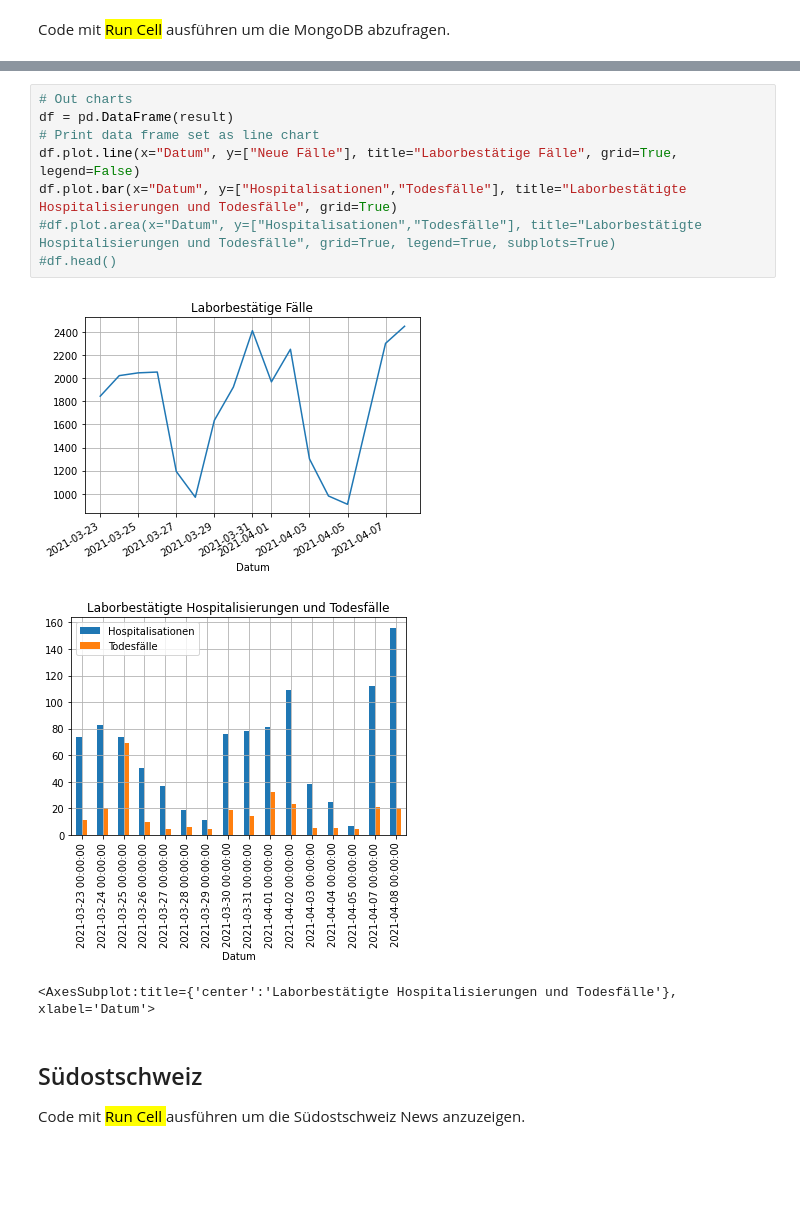
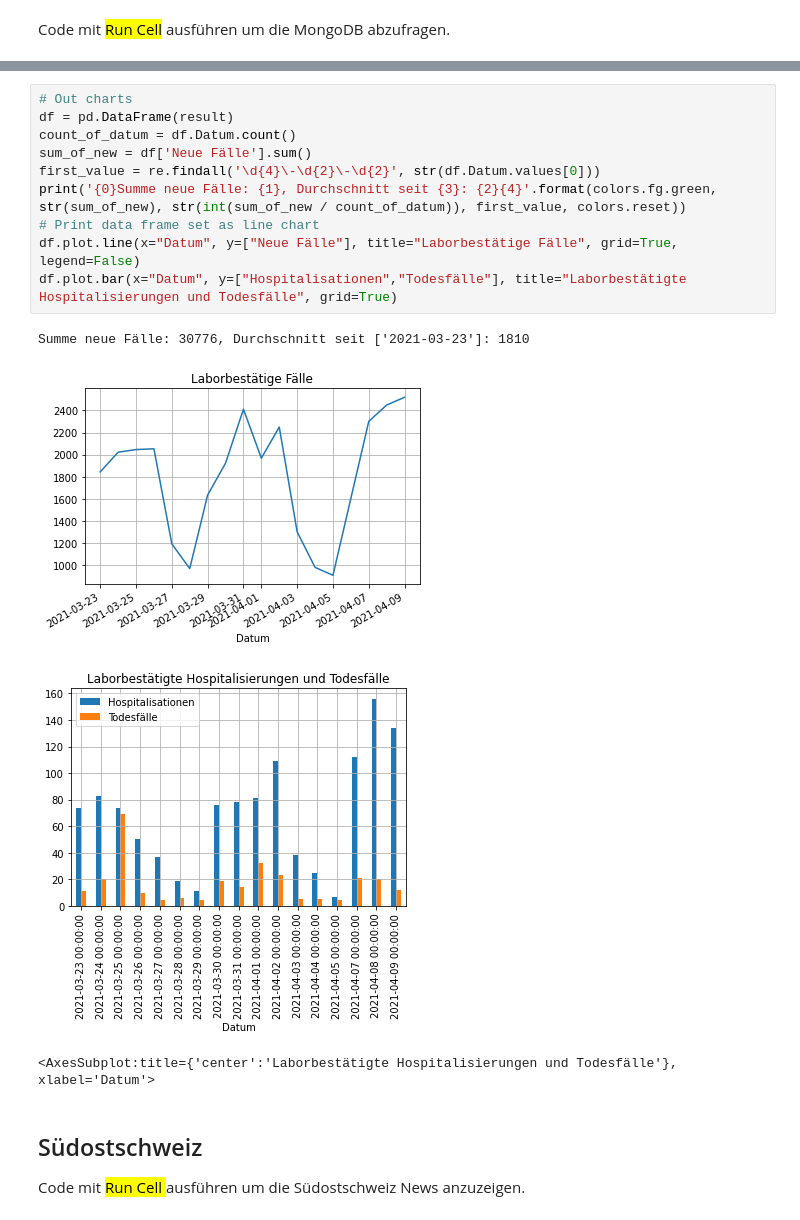
Before and after one commit to tinuwalther/Jupyter-Notebooks, a Jupyter notebook: python/News-Reader.ipynb, the cells around one changed output, grey strips where cells are left out. Saved outputs shown, nothing was run; the diff lists cells and outputs as text; blank space fills up the shorter version.

```diff
--- a/python/News-Reader.ipynb
+++ b/python/News-Reader.ipynb
@@ -338,15 +320,18 @@ df.tail(7)
 # %%
 # Out charts
 df = pd.DataFrame(result)
+count_of_datum = df.Datum.count()
+sum_of_new = df['Neue Fälle'].sum()
+first_value = re.findall('\d{4}\-\d{2}\-\d{2}', str(df.Datum.values[0]))
+print('{0}Summe neue Fälle: {1}, Durchschnitt seit {3}: {2}{4}'.format(colors.fg.green, str(sum_of_new), str(int(sum_of_new / count_of_datum)), first_value, colors.reset))
 # Print data frame set as line chart
 df.plot.line(x="Datum", y=["Neue Fälle"], title="Laborbestätige Fälle", grid=True, legend=False)
 df.plot.bar(x="Datum", y=["Hospitalisationen","Todesfälle"], title="Laborbestätigte Hospitalisierungen und Todesfälle", grid=True)
-#df.plot.area(x="Datum", y=["Hospitalisationen","Todesfälle"], title="Laborbestätigte Hospitalisierungen und Todesfälle", grid=True, legend=True, subplots=True)
-#df.head()
 # %% [output]
+Summe neue Fälle: 30776, Durchschnitt seit ['2021-03-23']: 1810
-[figure, old version]
+[figure, new version]
-[figure, old version]
+[figure, new version]
-<AxesSubplot:title={'center':'Laborbestätigte Hospitalisierungen und Todesfälle'}, xlabel='Datum'>
+<AxesSubplot:title={'center':'Laborbestätigte Hospitalisierungen und Todesfälle'}, xlabel='Datum'>
 # %% [markdown]
 ## Südostschweiz
 Code  mit <mark> Run Cell </mark> ausführen um die Südostschweiz News anzuzeigen.
```
Also changed, not shown: parts of 4 cells of this notebook.
